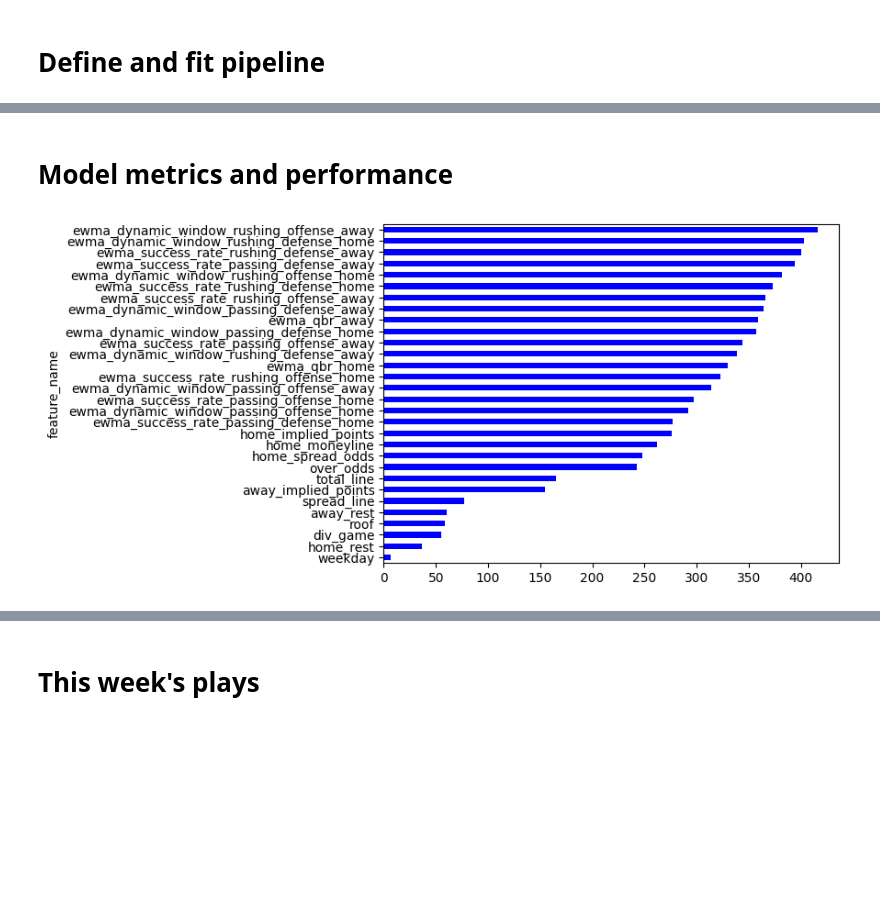
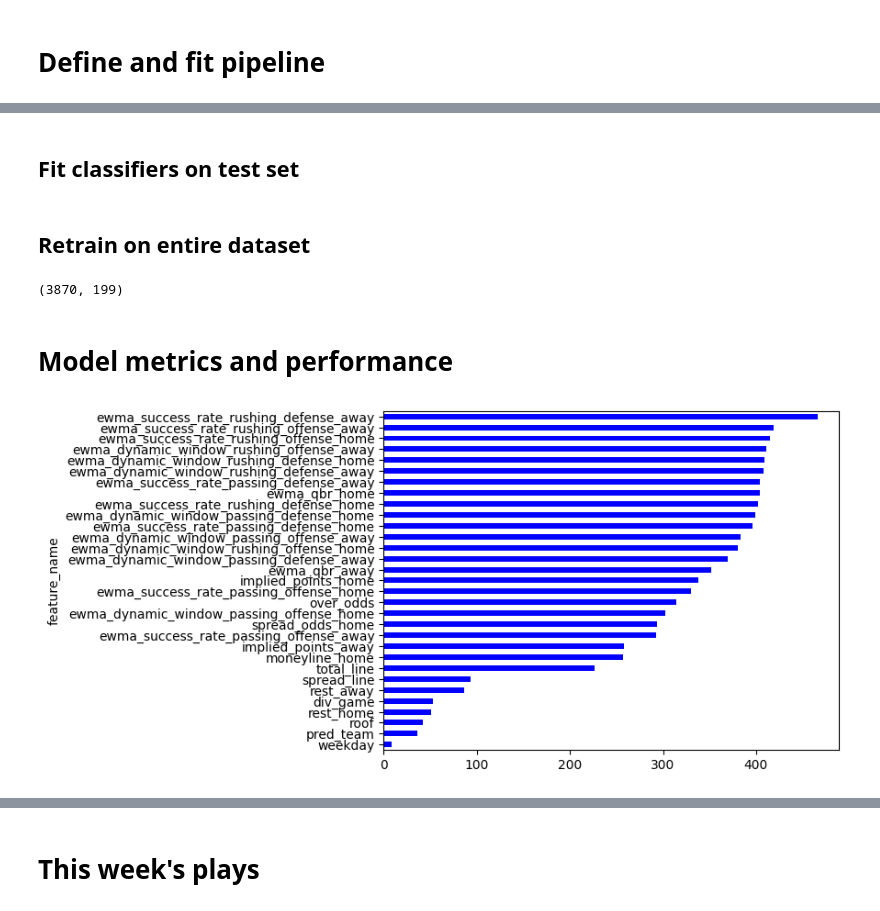
Before and after one commit to gwboyd/sports-models, a Jupyter notebook: src/nfl/nfl_expected_points/notebook.ipynb, the cells around one changed output, grey strips where cells are left out. Cells and saved outputs as stored; diff of their text form; code cells hidden in the pictures; blank space fills up the shorter version.

```diff
--- a/src/nfl/nfl_expected_points/notebook.ipynb
+++ b/src/nfl/nfl_expected_points/notebook.ipynb
@@ -351,5 +358,7 @@ print(list(df.columns))
 # %%
 df = df[~((df['season'] == 2010) & (df['week'] == 1))]
+
+df['spread_line'] = df['spread_line'] * -1
 
 df['year_week'] = df['season'].astype(str) + '_' + df['week'].astype(str)
 df['date_time'] = df['gameday'].astype(str) + '-' + df['gametime'].astype(str)
@@ -493,27 +566,40 @@ class Cat_typechange_Transformer(BaseEstimator, TransformerMixin):
 # %%
 pipeline_template = make_pipeline(
+                        home_away_transformer,
                         ItemSelector(features),
                         #preprocessor6,
                         Cat_typechange_Transformer(feature_names=features, cat_names=cat_features),
                         LGBMRegressor(verbose=-1, n_jobs=-1, random_state = 31)
                          )
+
+score_pipeline =  ScorePipeline(steps=pipeline_template.steps)
 # %%
-def fit_score_model(team, X, y, pipeline_template):
-    if team == 'home':
-        y = y.iloc[:, 0]
-    elif team == 'away':
-        y = y.iloc[:,1]
-    else:
-        raise Exception ('Please enter home or away')
+def fit_score_model(_X, _y, score_pipeline):
+
+    X_home = _X.copy()
+    X_away = _X.copy()
+
+    y_home = _y.iloc[:, 0]
+    y_away = _y.iloc[:,1]
+
+
+    X_home['pred_team'] = 'home'
+    X_away['pred_team'] = 'away'
+
+    X = pd.concat([X_home, X_away], ignore_index=True)
+    y = pd.concat([y_home, y_away], ignore_index=True)
+
 
     param_grid = {
-    'lgbmregressor__n_estimators': [300,400],
-    'lgbmregressor__max_depth':[8,12],
-   'lgbmregressor__learning_rate':[0.05,0.1]
+        'lgbmregressor__n_estimators': [300,400],
+        'lgbmregressor__max_depth':[8,12],
+        'lgbmregressor__learning_rate':[0.05,0.1]
     }
 
-    search = GridSearchCV(pipeline_template, param_grid, cv =2, n_jobs=-1, scoring = "neg_mean_squared_error")
+    search = GridSearchCV(score_pipeline, param_grid, cv =2, n_jobs=-1, scoring = "neg_mean_squared_error")
 
     search.fit(X,y)
     model = search.best_estimator_
+
+
     return model
@@ -546,0 +674,2 @@ true_spreads = y_test.iloc[:,0] - y_test.iloc[:,1]
+# %% [markdown]
+## Fit classifiers on test set
@@ -547,12 +681,21 @@ true_spreads = y_test.iloc[:,0] - y_test.iloc[:,1]
+# %% [markdown]
+## Retrain on entire dataset
+# %%
+print(train_df.shape)
+
+
+score_model =  fit_score_model(X, y, score_pipeline)
+# %% [output]
+(3870, 199)
 # %% [markdown]
 # Model metrics and performance
 # %%
 from matplotlib import pyplot as plt
-feature_importances = home_model.named_steps['lgbmregressor'].feature_importances_
+feature_importances = score_model.named_steps['lgbmregressor'].feature_importances_
 import_df = pd.DataFrame(zip(features,feature_importances),columns=['feature_name','feature_importance']).sort_values(by='feature_importance',ascending=True)
 
 feature_imp = pd.Series(import_df['feature_importance'].values,index=import_df['feature_name'])
 feature_imp.plot(kind='barh',color='blue')
 plt.show()
 # %% [output]
-[figure, old version]
+[figure, new version]
```
Also changed, not shown: parts of 89 cells of this notebook, 20 other files.
